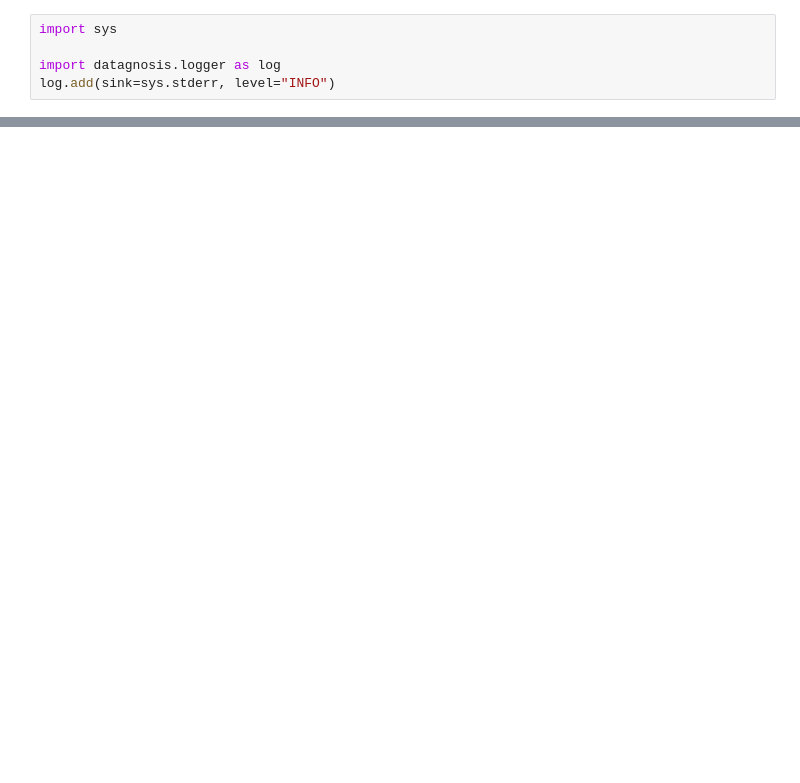
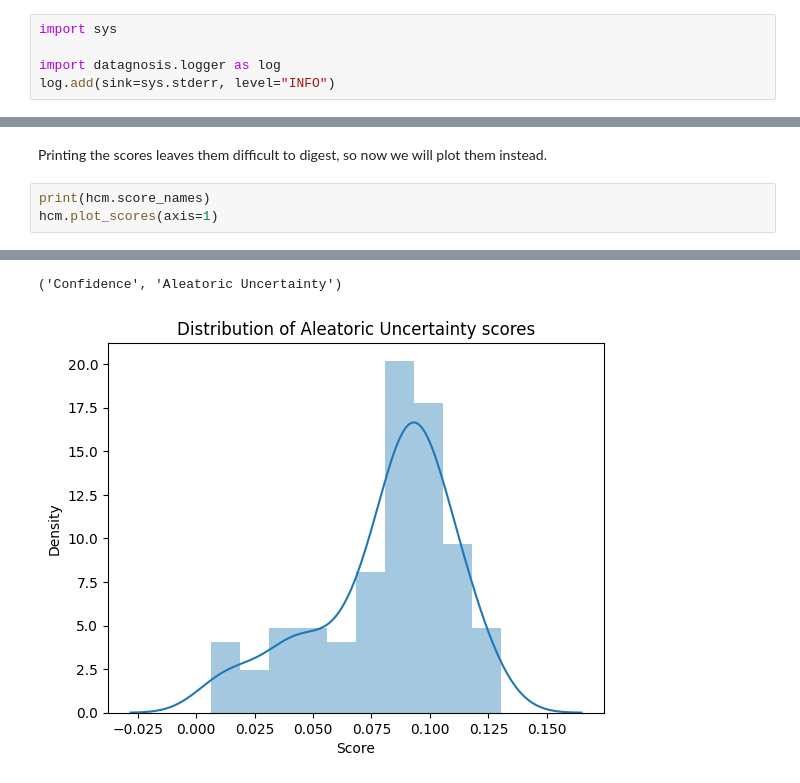
Before and after one commit to vanderschaarlab/Datagnosis, a Jupyter notebook: Tutorials/tutorial_02_images.ipynb, the cells around one changed output, grey strips where cells are left out. Cells and saved outputs as stored; diff of their text form; blank space fills up the shorter version.

```diff
--- a/Tutorials/tutorial_02_images.ipynb
+++ b/Tutorials/tutorial_02_images.ipynb
@@ -73,0 +137,6 @@ hcm.plot_scores()
+# %% [markdown]
+Printing the scores leaves them difficult to digest, so now we will plot them instead.
+# %%
+print(hcm.score_names)
+hcm.plot_scores(axis=1)
+# %% [output]
@@ -73,0 +144,2 @@ hcm.plot_scores()
+('Confidence', 'Aleatoric Uncertainty')
+[figure, added]
```
Also changed, not shown: parts of 17 cells of this notebook, 2 other files.
